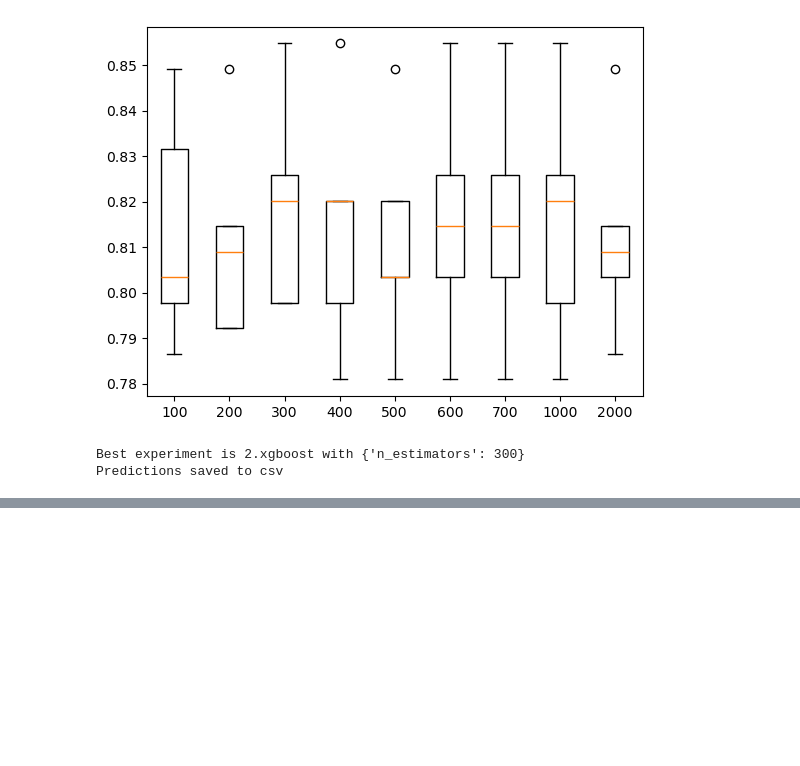
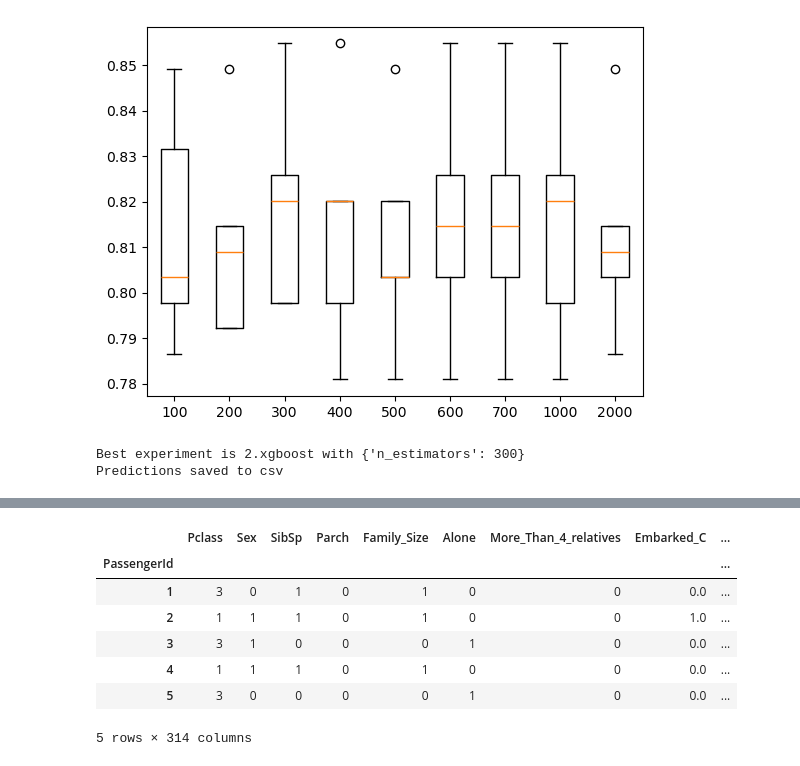
Before and after one commit to AndreyZhartun/titanic, a Jupyter notebook: notebook_main.ipynb, the cells around one changed output, grey strips where cells are left out. Drawn from its saved outputs; the diff is of its cells as text; code cells hidden in the pictures; blank space fills up the shorter version.

Commit message:
feat: openfe

```diff
--- a/notebook_main.ipynb
+++ b/notebook_main.ipynb
@@ -547,0 +552,29 @@ Predictions saved to csv
+# %%
+config_ofe = config.copy()
+
+config_ofe.general.experiment_name = "ensembles_ofe"
+
+config_ofe.paths.train = "data/train_openfe.csv"
+config_ofe.paths.test = "data/test_openfe.csv"
+
+models = ["random_forest", "catboost", "lightgbm", "xgboost"]
+
+for model in models:
+    config_ofe.models[model].preprocessing = "custom"
+
+config_ofe.experiment.to_train = [{"model": x} for x in models]
+
+pipeline_ofe = MLPipeline(config_ofe)
+# %%
+ofe_df = pd.read_csv(config_ofe.paths.train, index_col="PassengerId")
+ofe_test_df = pd.read_csv(config_ofe.paths.test, index_col="PassengerId")
+ofe_df.head()
+# %% [output]
+|  | Pclass | Sex | SibSp | Parch | Family_Size | Alone | More_Than_4_relatives | Embarked_C | ... |
+| PassengerId |  |  |  |  |  |  |  |  | ... |
+| 1 | 3 | 0 | 1 | 0 | 1 | 0 | 0 | 0.0 | ... |
+| 2 | 1 | 1 | 1 | 0 | 1 | 0 | 0 | 1.0 | ... |
+| 3 | 3 | 1 | 0 | 0 | 0 | 1 | 0 | 0.0 | ... |
+| 4 | 1 | 1 | 1 | 0 | 1 | 0 | 0 | 0.0 | ... |
+| 5 | 3 | 0 | 0 | 0 | 0 | 1 | 0 | 0.0 | ... |
+5 rows × 314 columns
```
Also changed, not shown: parts of 5 cells of this notebook, 5 other files.
